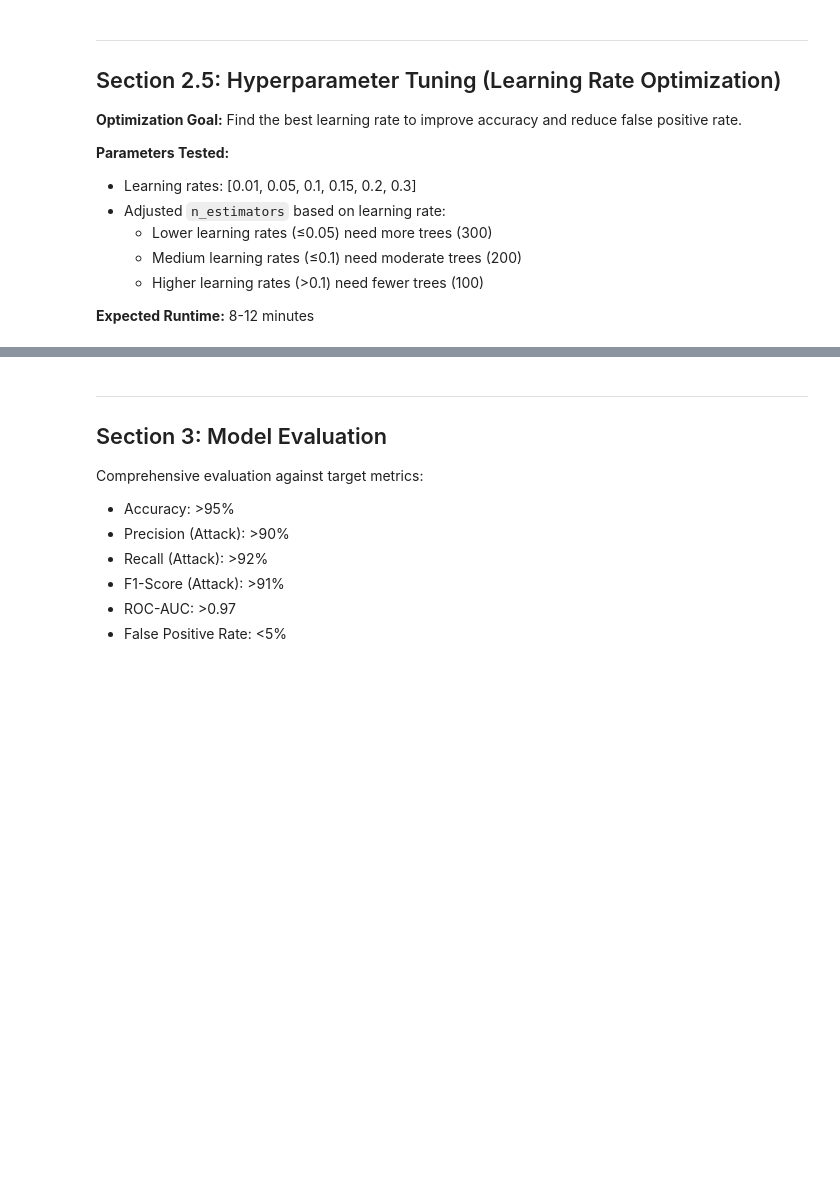
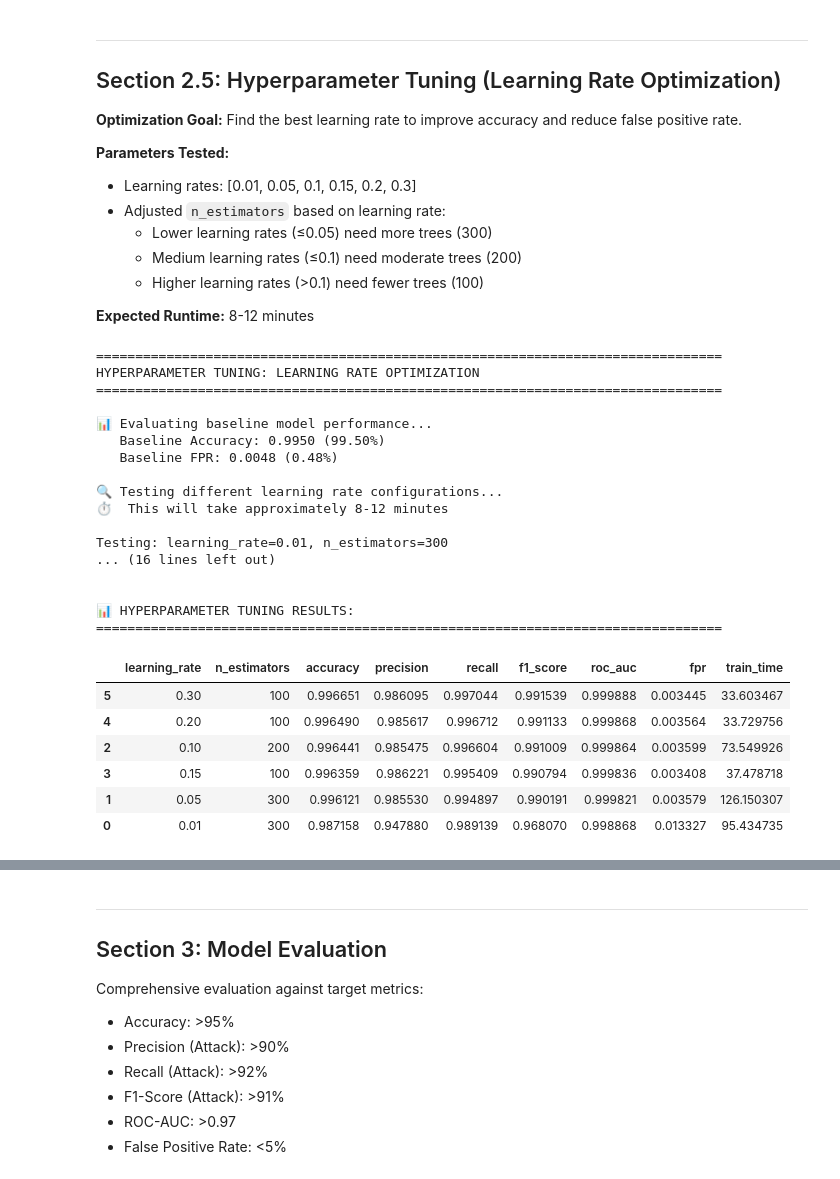
Before and after one commit to Itz-creator07/AI4ALL-X-IDS, a Jupyter notebook: notebooks/03_X-IDS_Optimized_Training_and_SHAP.ipynb, the cells around one changed output, grey strips where cells are left out. Saved outputs shown, nothing was run; the diff lists cells and outputs as text; code cells hidden in the pictures; blank space fills up the shorter version.

Commit message:
OptimizedModel-X-IDS

```diff
--- a/notebooks/03_X-IDS_Optimized_Training_and_SHAP.ipynb
+++ b/notebooks/03_X-IDS_Optimized_Training_and_SHAP.ipynb
@@ -253,6 +253,20 @@ Find the best learning rate to improve accuracy and reduce false positive rate.
 print("="*80)
 print("HYPERPARAMETER TUNING: LEARNING RATE OPTIMIZATION")
 print("="*80)
+
+# First, evaluate the baseline model (trained in cell 8)
+print("\n📊 Evaluating baseline model performance...")
+y_pred_baseline = model.predict(X_test)
+y_proba_baseline = model.predict_proba(X_test)[:, 1]
+
+# Calculate baseline metrics
+accuracy = accuracy_score(y_test, y_pred_baseline)
+cm_baseline = confusion_matrix(y_test, y_pred_baseline)
+tn, fp, fn, tp = cm_baseline.ravel()
+fpr = fp / (fp + tn)
+
+print(f"   Baseline Accuracy: {accuracy:.4f} ({accuracy*100:.2f}%)")
+print(f"   Baseline FPR: {fpr:.4f} ({fpr*100:.2f}%)")
 
 # Save baseline results for comparison
 baseline_accuracy = accuracy
@@ -301,33 +315,58 @@ for lr in learning_rates:
     prec = precision_score(y_test, y_pred_test, pos_label=1)
     rec = recall_score(y_test, y_pred_test, pos_label=1)
     f1_val = f1_score(y_test, y_pred_test, pos_label=1)
     roc = roc_auc_score(y_test, y_proba_test)
 
     # Calculate FPR
     cm_test = confusion_matrix(y_test, y_pred_test)
     tn_test, fp_test, fn_test, tp_test = cm_test.ravel()
     fpr_test = fp_test / (fp_test + tn_test)
 
     results.append({
         'learning_rate': lr,
         'n_estimators': n_est,
         'accuracy': acc,
         'precision': prec,
         'recall': rec,
         'f1_score': f1_val,
         'roc_auc': roc,
         'fpr': fpr_test,
         'train_time': train_time
     })
 
     print(f"   Accuracy: {acc:.4f}, FPR: {fpr_test:.4f}, Time: {train_time:.1f}s\n")
 
 # Convert to DataFrame
 results_df = pd.DataFrame(results)
 
 print("\n📊 HYPERPARAMETER TUNING RESULTS:")
 print("="*80)
 display(results_df.sort_values('accuracy', ascending=False))
+# %% [output]
+================================================================================
+HYPERPARAMETER TUNING: LEARNING RATE OPTIMIZATION
+================================================================================
+
+📊 Evaluating baseline model performance...
+   Baseline Accuracy: 0.9950 (99.50%)
+   Baseline FPR: 0.0048 (0.48%)
+
+🔍 Testing different learning rate configurations...
+⏱️  This will take approximately 8-12 minutes
+
+Testing: learning_rate=0.01, n_estimators=300
+... (16 lines left out)
+
+
+📊 HYPERPARAMETER TUNING RESULTS:
+================================================================================
+|  | learning_rate | n_estimators | accuracy | precision | recall | f1_score | roc_auc | fpr | train_time |
+| 5 | 0.30 | 100 | 0.996651 | 0.986095 | 0.997044 | 0.991539 | 0.999888 | 0.003445 | 33.603467 |
+| 4 | 0.20 | 100 | 0.996490 | 0.985617 | 0.996712 | 0.991133 | 0.999868 | 0.003564 | 33.729756 |
+| 2 | 0.10 | 200 | 0.996441 | 0.985475 | 0.996604 | 0.991009 | 0.999864 | 0.003599 | 73.549926 |
+| 3 | 0.15 | 100 | 0.996359 | 0.986221 | 0.995409 | 0.990794 | 0.999836 | 0.003408 | 37.478718 |
+| 1 | 0.05 | 300 | 0.996121 | 0.985530 | 0.994897 | 0.990191 | 0.999821 | 0.003579 | 126.150307 |
+| 0 | 0.01 | 300 | 0.987158 | 0.947880 | 0.989139 | 0.968070 | 0.998868 | 0.013327 | 95.434735 |
 # %%
 # Analyze best configuration
 best_idx = results_df['accuracy'].idxmax()
```
Also changed, not shown: parts of 18 cells of this notebook, 11 other files.
